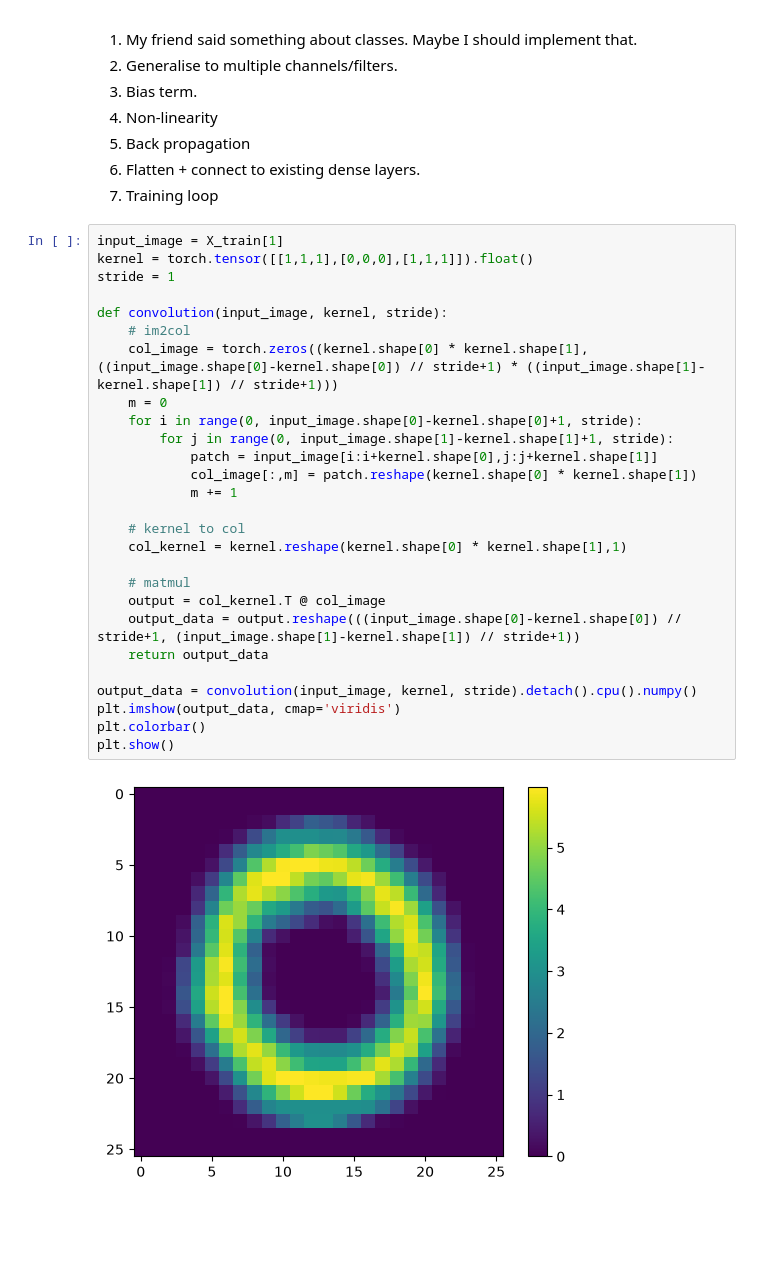
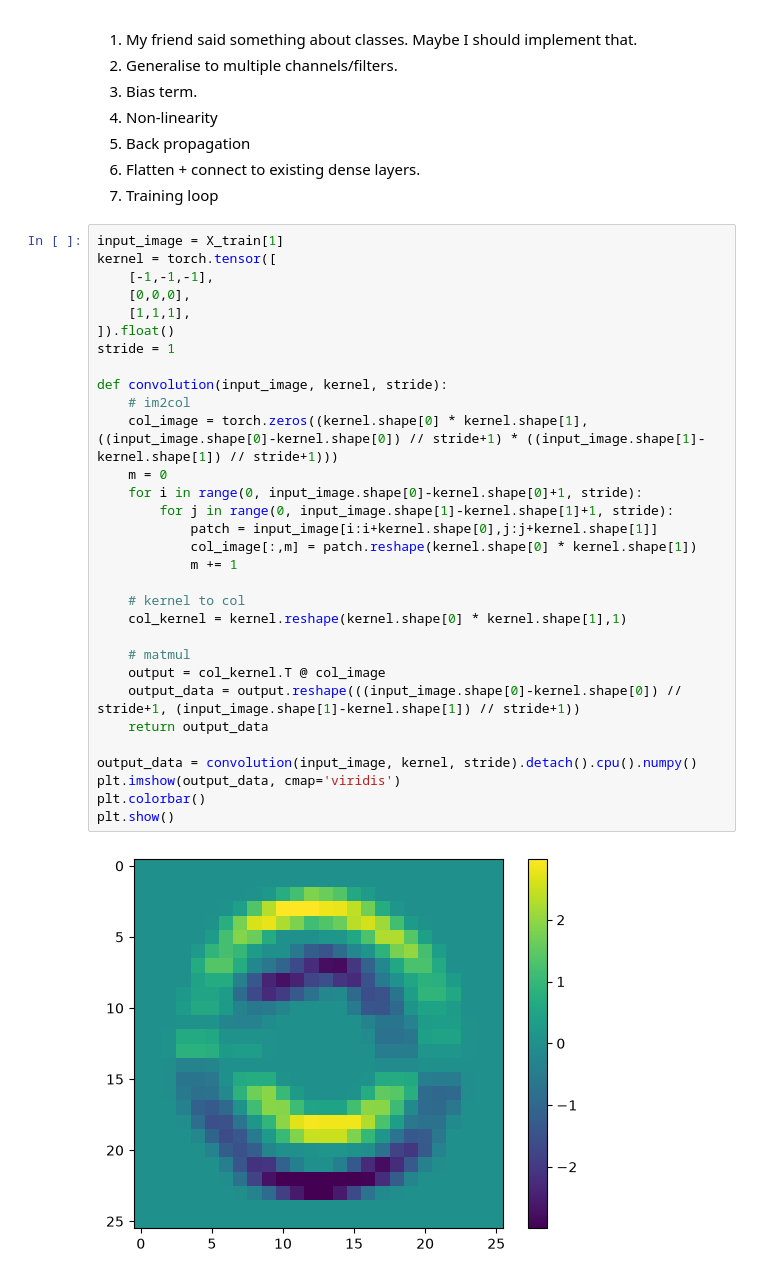
Before and after one commit to TiredTiddles/MNIST-from-scratch, a Jupyter notebook: [2] cnn_from_scratch/[8] pytorch_cnnfs/[8] pytorch_cnnfs.ipynb, the cells around one changed output. Saved outputs shown, nothing was run; the diff lists cells and outputs as text; blank space fills up the shorter version.

```diff
--- a/[2] cnn_from_scratch/[8] pytorch_cnnfs/[8] pytorch_cnnfs.ipynb
+++ b/[2] cnn_from_scratch/[8] pytorch_cnnfs/[8] pytorch_cnnfs.ipynb
@@ -219,32 +217,36 @@ Improvements to be made:
 7. Training loop
 # %%
 input_image = X_train[1]
-kernel = torch.tensor([[1,1,1],[0,0,0],[1,1,1]]).float()
+kernel = torch.tensor([
+    [-1,-1,-1],
+    [0,0,0],
+    [1,1,1],
+]).float()
 stride = 1
 
 def convolution(input_image, kernel, stride):
     # im2col
     col_image = torch.zeros((kernel.shape[0] * kernel.shape[1], ((input_image.shape[0]-kernel.shape[0]) // stride+1) * ((input_image.shape[1]-kernel.shape[1]) // stride+1)))
     m = 0
     for i in range(0, input_image.shape[0]-kernel.shape[0]+1, stride):
         for j in range(0, input_image.shape[1]-kernel.shape[1]+1, stride):
             patch = input_image[i:i+kernel.shape[0],j:j+kernel.shape[1]]
             col_image[:,m] = patch.reshape(kernel.shape[0] * kernel.shape[1])
             m += 1
 
     # kernel to col
     col_kernel = kernel.reshape(kernel.shape[0] * kernel.shape[1],1)
 
     # matmul
     output = col_kernel.T @ col_image
     output_data = output.reshape(((input_image.shape[0]-kernel.shape[0]) // stride+1, (input_image.shape[1]-kernel.shape[1]) // stride+1))
     return output_data
 
 output_data = convolution(input_image, kernel, stride).detach().cpu().numpy()
 plt.imshow(output_data, cmap='viridis')
 plt.colorbar()
 plt.show()
 # %% [output]
-[figure, old version]
+[figure, new version]
 # %% [markdown]
 **2026-07-31**
```
Also changed, not shown: parts of 5 cells of this notebook.
